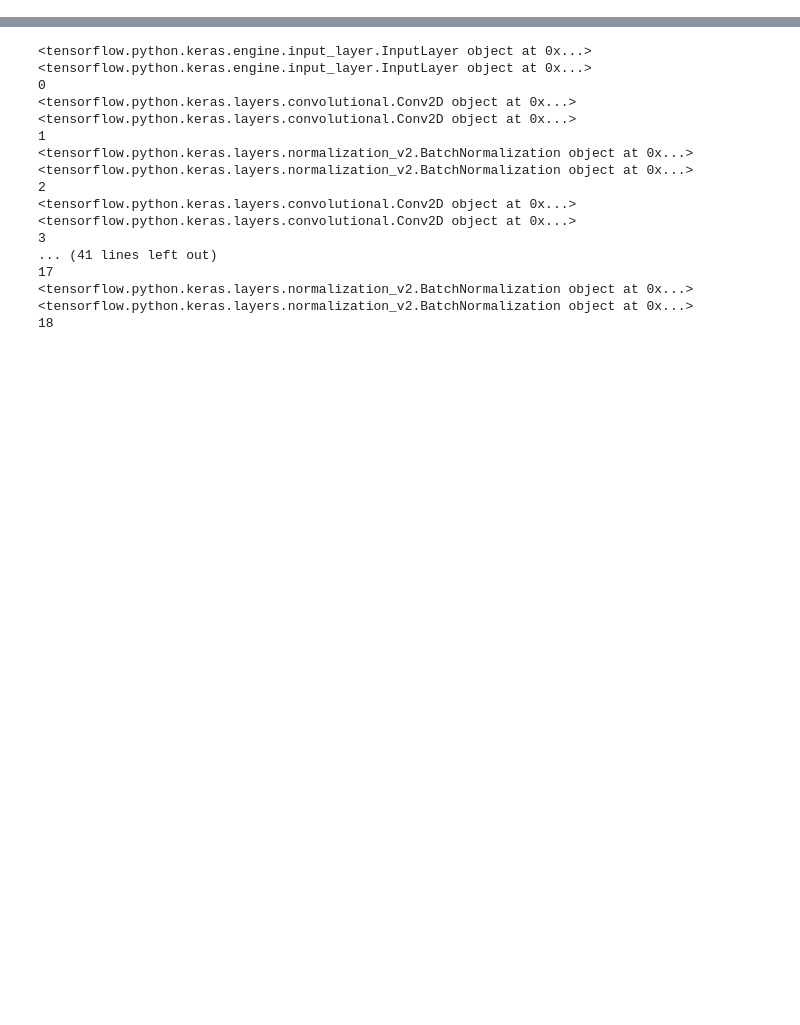
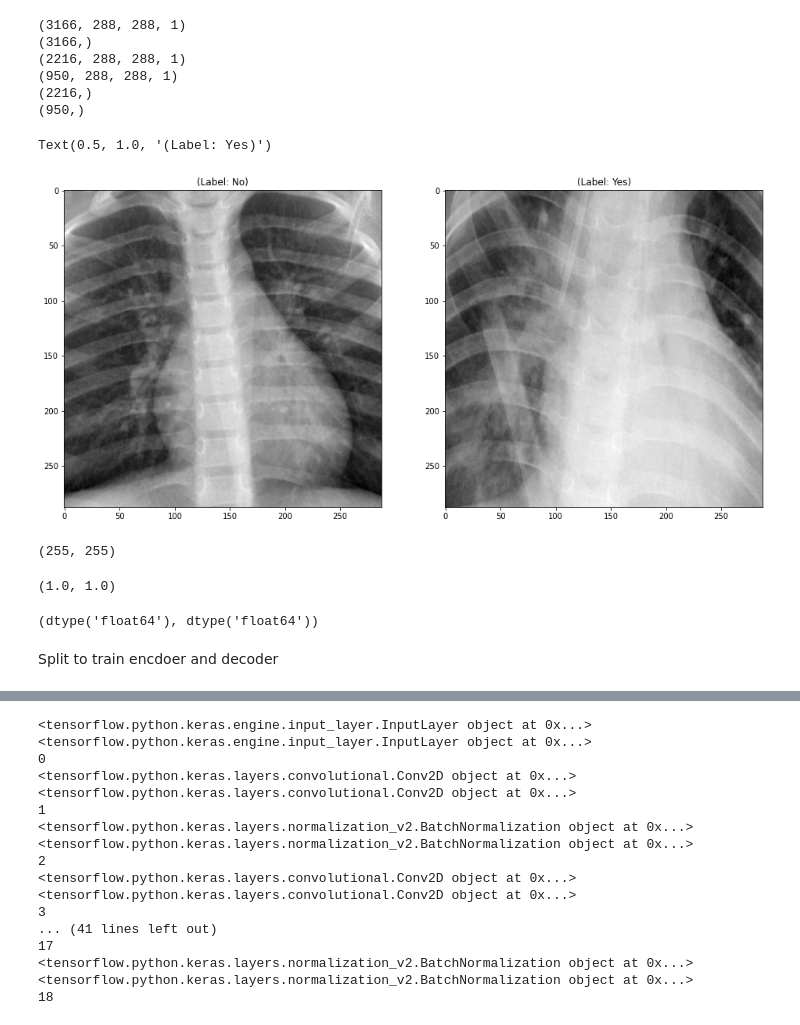
Before and after one commit to borodark/ie7860, a Jupyter notebook: Autoencoder + 2.ipynb, the cells around one changed output, grey strips where cells are left out. Cells and saved outputs as stored; diff of their text form; code cells hidden in the pictures; blank space fills up the shorter version.

```diff
--- a/Autoencoder + 2.ipynb
+++ b/Autoencoder + 2.ipynb
@@ -231,0 +126,47 @@ print(num_classes)
+# %%
+print(X_.shape)
+print(Y_ros.shape)
+from sklearn.model_selection import train_test_split
+
+train_X,valid_X,train_label,valid_label = train_test_split(X_,Y_ros,test_size=0.3,random_state=13)
+
+print(train_X.shape)
+print(valid_X.shape)
+print(train_label.shape)
+print(valid_label.shape)
+# %% [output]
+(3166, 288, 288, 1)
+(3166,)
+(2216, 288, 288, 1)
+(950, 288, 288, 1)
+(2216,)
+(950,)
+# %%
+image_size = 288
+# Create dictionary of target classes
+label_dict = {
+ 0: 'No',
+ 1: 'Yes'
+}
+plt.figure(figsize=[16,16])
+
+# Display the first image in training data
+plt.subplot(121)
+curr_img = np.reshape(train_X[10], (image_size,image_size))
+curr_lbl = train_label[10]
+plt.imshow(curr_img, cmap='gray')
+plt.title("(Label: " + str(label_dict[curr_lbl]) + ")")
+
+# Display the first image in testing data
+plt.subplot(122)
+curr_img = np.reshape(valid_X[-20], (image_size,image_size))
+curr_lbl = valid_label[-20]
+plt.imshow(curr_img, cmap='gray')
+plt.title("(Label: " + str(label_dict[curr_lbl]) + ")")
+# %% [output]
+Text(0.5, 1.0, '(Label: Yes)')
+[figure, added]
+# %%
+np.max(train_X), np.max(valid_X)
+# %% [output]
+(255, 255)
@@ -231,0 +176,10 @@ print(num_classes)
+# %%
+np.max(train_X), np.max(valid_X)
+# %% [output]
+(1.0, 1.0)
+# %%
+train_X.dtype, valid_X.dtype
+# %% [output]
+(dtype('float64'), dtype('float64'))
+# %% [markdown]
+Split to train encdoer and decoder
```
Also changed, not shown: parts of 72 cells of this notebook, 2 other files.
